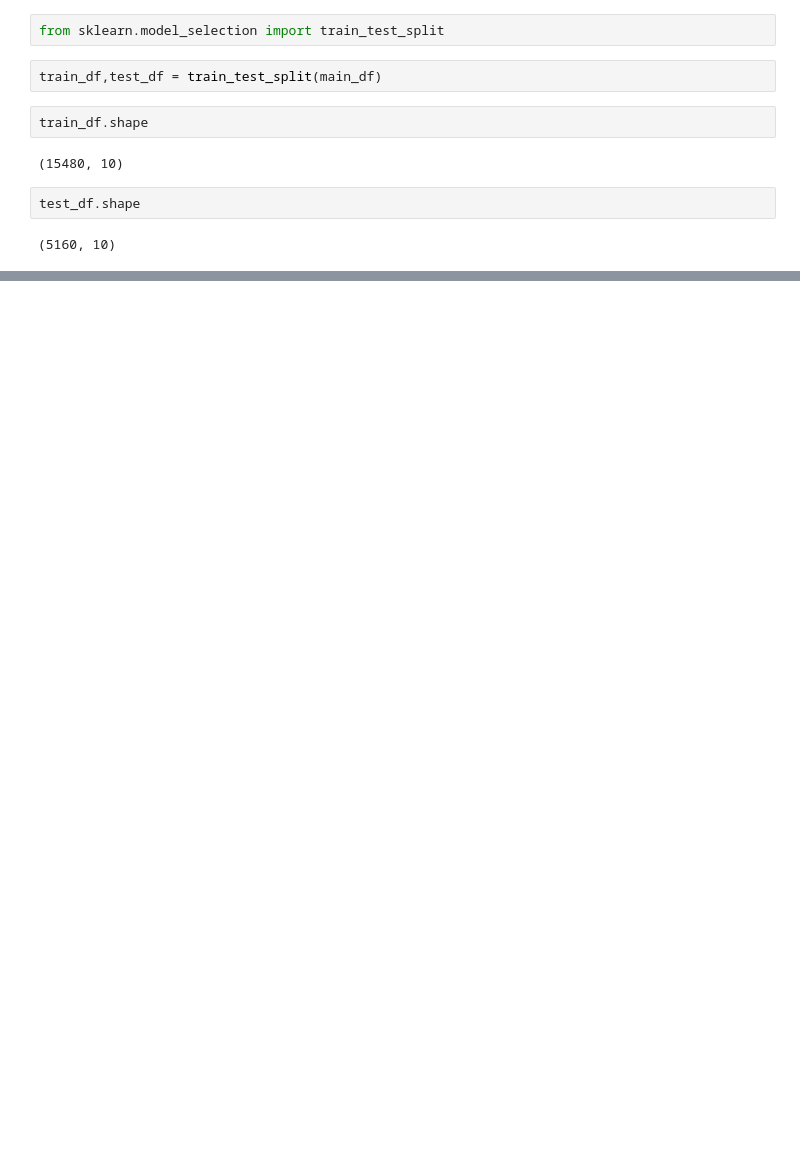
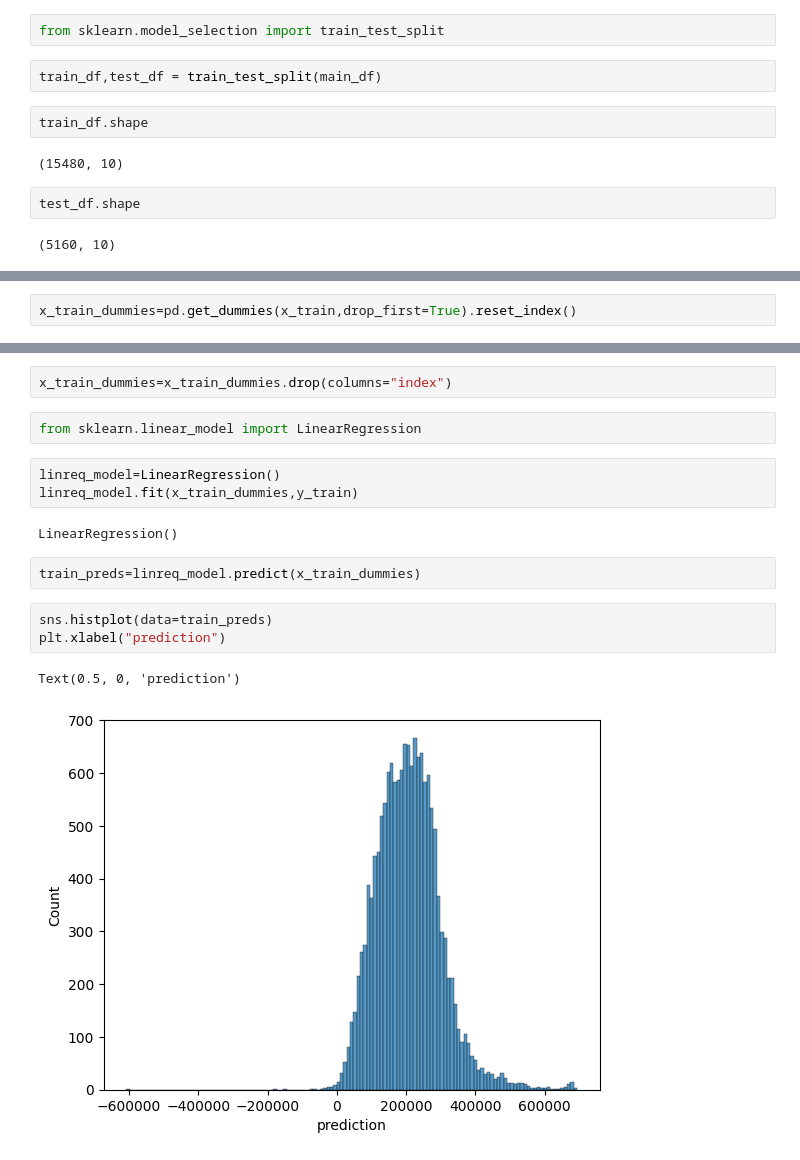
Before and after one commit to utkuseyithanoglu/utku-machine-learning-python-template, a Jupyter notebook: src/new_diffrent_data.ipynb, the cells around one changed output, grey strips where cells are left out. Drawn from its saved outputs; the diff is of its cells as text; blank space fills up the shorter version.

```diff
--- a/src/new_diffrent_data.ipynb
+++ b/src/new_diffrent_data.ipynb
@@ -93,0 +161,2 @@ test_df.shape
+# %%
+x_train_dummies=pd.get_dummies(x_train,drop_first=True).reset_index()
@@ -93,0 +186,17 @@ test_df.shape
+# %%
+x_train_dummies=x_train_dummies.drop(columns="index")
+# %%
+from sklearn.linear_model import LinearRegression
+# %%
+linreq_model=LinearRegression()
+linreq_model.fit(x_train_dummies,y_train)
+# %% [output]
+LinearRegression()
+# %%
+train_preds=linreq_model.predict(x_train_dummies)
+# %%
+sns.histplot(data=train_preds)
+plt.xlabel("prediction")
+# %% [output]
+Text(0.5, 0, 'prediction')
+[figure, added]
```
Also changed, not shown: parts of 44 cells of this notebook, 1 other file.
